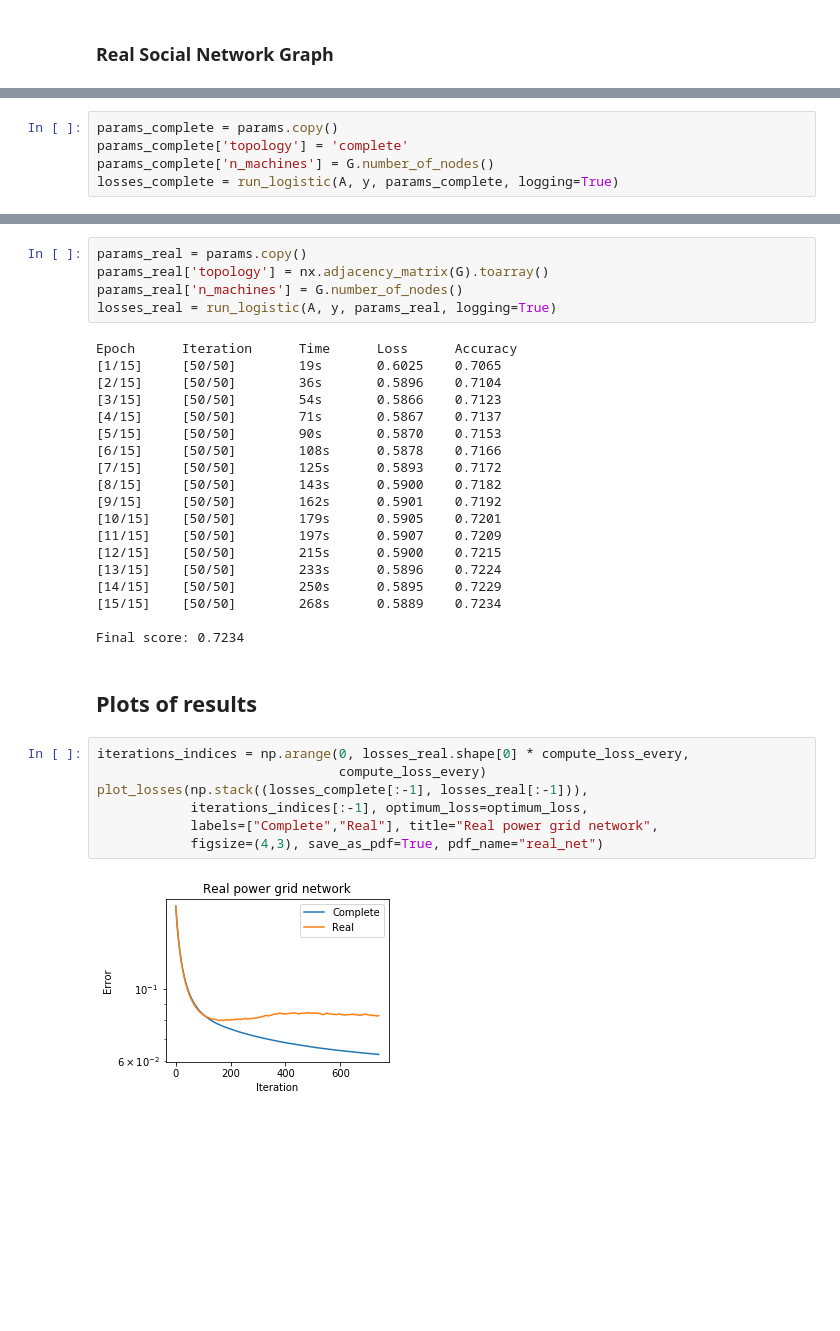
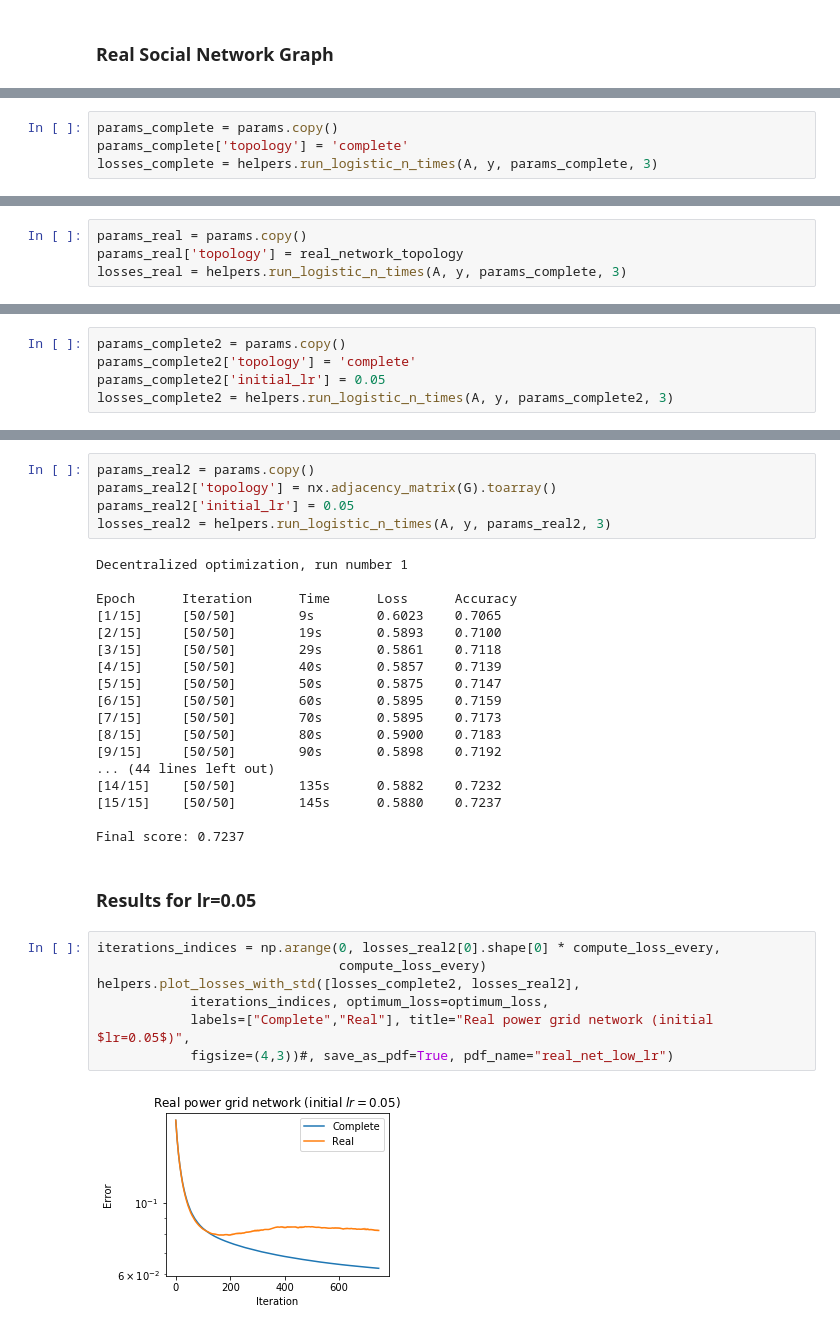
Before and after one commit to Adirlou/OptML_Project, a Jupyter notebook: real_network_topology.ipynb, the cells around one changed output, grey strips where cells are left out. Saved outputs shown, nothing was run; the diff lists cells and outputs as text; blank space fills up the shorter version.

Commit message:
real net + bottleneck done

```diff
--- a/real_network_topology.ipynb
+++ b/real_network_topology.ipynb
@@ -84,6 +67,5 @@ number of edges 6594
 # %%
 params_complete = params.copy()
 params_complete['topology'] = 'complete'
-params_complete['n_machines'] = G.number_of_nodes()
-losses_complete = run_logistic(A, y, params_complete, logging=True)
+losses_complete = helpers.run_logistic_n_times(A, y, params_complete, 3)
 # %% [output]
@@ -107,0 +91,4 @@ Final score: 0.7228
+# %%
+params_real = params.copy()
+params_real['topology'] = real_network_topology
+losses_real = helpers.run_logistic_n_times(A, y, params_complete, 3)
@@ -107,0 +126,5 @@ Final score: 0.7228
+# %%
+params_complete2 = params.copy()
+params_complete2['topology'] = 'complete'
+params_complete2['initial_lr'] = 0.05
+losses_complete2 = helpers.run_logistic_n_times(A, y, params_complete2, 3)
@@ -110,35 +151,34 @@ Final score: 0.7228
 # %%
-params_real = params.copy()
-params_real['topology'] = nx.adjacency_matrix(G).toarray()
-params_real['n_machines'] = G.number_of_nodes()
-losses_real = run_logistic(A, y, params_real, logging=True)
+params_real2 = params.copy()
+params_real2['topology'] = nx.adjacency_matrix(G).toarray()
+params_real2['initial_lr'] = 0.05
+losses_real2 = helpers.run_logistic_n_times(A, y, params_real2, 3)
 # %% [output]
+Decentralized optimization, run number 1
+
 Epoch      Iteration      Time      Loss      Accuracy
-[1/15]     [50/50]        19s       0.6025    0.7065
-[2/15]     [50/50]        36s       0.5896    0.7104
-[3/15]     [50/50]        54s       0.5866    0.7123
-[4/15]     [50/50]        71s       0.5867    0.7137
-[5/15]     [50/50]        90s       0.5870    0.7153
-[6/15]     [50/50]        108s      0.5878    0.7166
-[7/15]     [50/50]        125s      0.5893    0.7172
-[8/15]     [50/50]        143s      0.5900    0.7182
-[9/15]     [50/50]        162s      0.5901    0.7192
-[10/15]    [50/50]        179s      0.5905    0.7201
-[11/15]    [50/50]        197s      0.5907    0.7209
-[12/15]    [50/50]        215s      0.5900    0.7215
-[13/15]    [50/50]        233s      0.5896    0.7224
-[14/15]    [50/50]        250s      0.5895    0.7229
-[15/15]    [50/50]        268s      0.5889    0.7234
+[1/15]     [50/50]        9s        0.6023    0.7065
+[2/15]     [50/50]        19s       0.5893    0.7100
+[3/15]     [50/50]        29s       0.5861    0.7118
+[4/15]     [50/50]        40s       0.5857    0.7139
+[5/15]     [50/50]        50s       0.5875    0.7147
+[6/15]     [50/50]        60s       0.5895    0.7159
+[7/15]     [50/50]        70s       0.5895    0.7173
+[8/15]     [50/50]        80s       0.5900    0.7183
+[9/15]     [50/50]        90s       0.5898    0.7192
+... (44 lines left out)
+[14/15]    [50/50]        135s      0.5882    0.7232
+[15/15]    [50/50]        145s      0.5880    0.7237
 
-Final score: 0.7234
+Final score: 0.7237
-# %% [markdown]
-## Plots of results
+# %% [markdown]
+### Results for lr=0.05
 # %%
-iterations_indices = np.arange(0, losses_real.shape[0] * compute_loss_every,
+iterations_indices = np.arange(0, losses_real2[0].shape[0] * compute_loss_every,
                                compute_loss_every)
-plot_losses(np.stack((losses_complete[:-1], losses_real[:-1])),
-            iterations_indices[:-1], optimum_loss=optimum_loss,
-            labels=["Complete","Real"], title="Real power grid network",
-            figsize=(4,3), save_as_pdf=True, pdf_name="real_net")
+helpers.plot_losses_with_std([losses_complete2, losses_real2],
+            iterations_indices, optimum_loss=optimum_loss,
+            labels=["Complete","Real"], title="Real power grid network (initial $lr=0.05$)",
+            figsize=(4,3))#, save_as_pdf=True, pdf_name="real_net_low_lr")
 # %% [output]
-[figure, old version]
+[figure, new version]
```
Also changed, not shown: parts of 18 cells of this notebook, 2 other files.
